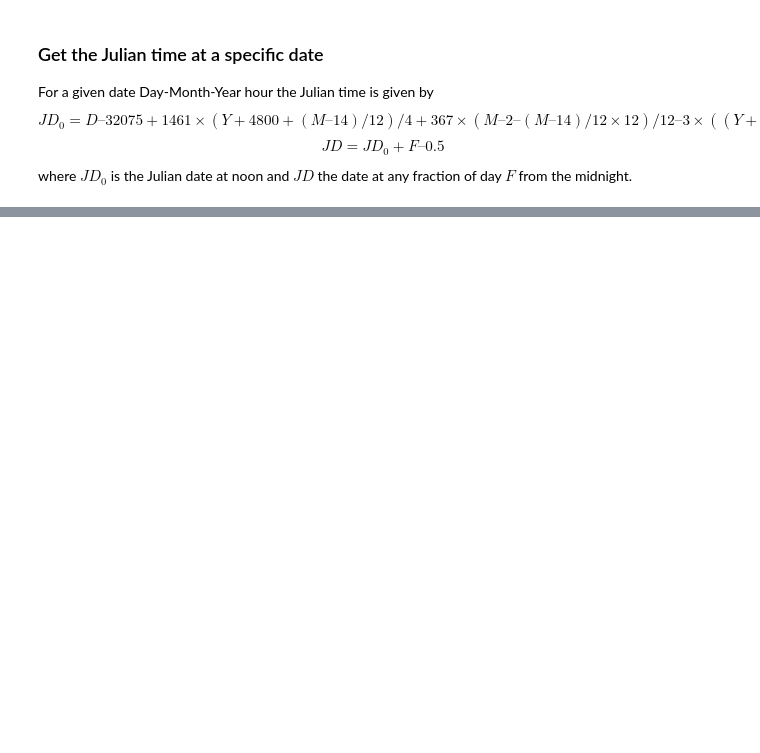
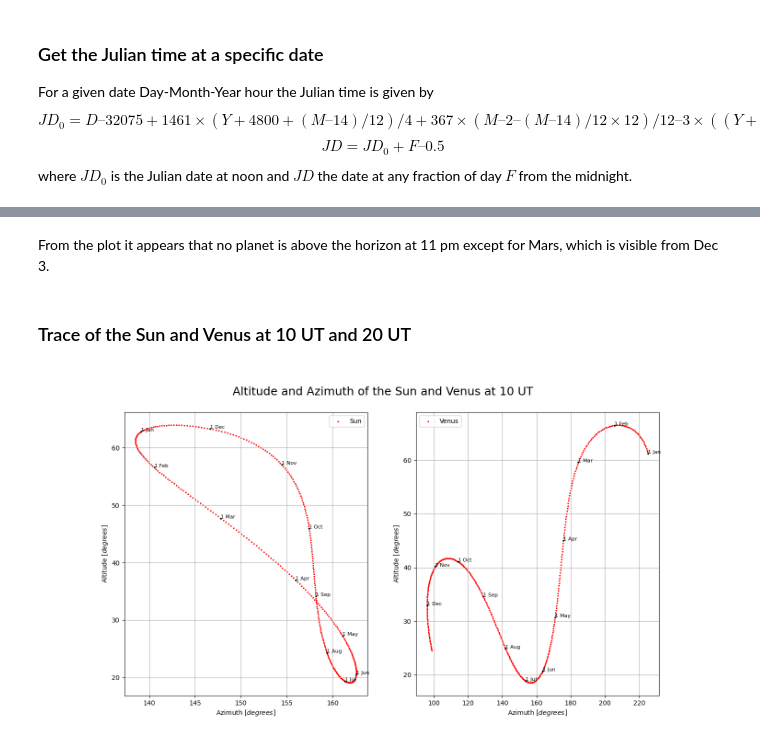
Before and after one commit to Giacomo-Menegatti/Celestial-Mechanics, a Jupyter notebook: Homework4/Homework4.ipynb, the cells around one changed output, grey strips where cells are left out. Saved outputs shown, nothing was run; the diff lists cells and outputs as text; code cells hidden in the pictures; blank space fills up the shorter version.

```diff
--- a/Homework4/Homework4.ipynb
+++ b/Homework4/Homework4.ipynb
@@ -104,0 +287,33 @@ def Lagrange_coord(planet_name, JD):
+# %% [markdown]
+From the plot it appears that no planet is above the horizon at 11 pm except for Mars, which is visible from Dec 3.
+# %% [markdown]
+### Trace of the Sun and Venus at 10 UT and 20 UT
+# %%
+plt.figure(figsize=(15, 8))
+plt.suptitle("Altitude and Azimuth of the Sun and Venus at 10 UT", fontsize=18, y=0.95)
+month_names = ['Jan', 'Feb', 'Mar', 'Apr', 'May', 'Jun', 'Jul', 'Aug', 'Sep', 'Oct', 'Nov', 'Dec']
+
+h=10
+for n, planet_name in enumerate(['Sun','Venus']):
+  # add a new subplot iteratively
+  ax = plt.subplot(1, 2, n + 1)
+
+  coords = np.array([Alt_Az(planet_name, JD(2024,1,d,h, TZ=0), GMST(2024,1,d,h, TZ=0), lat_PD, long_PD) for d in range(1,366)])
+  ax.scatter(coords[:,1], coords[:,0], color='r', s=2, label=f'{planet_name}')
+  #ax.axhline(0, color='navy', linestyle='dashed', label='Horizon')
+
+  #ax.axhspan(min(coords[:,0]), 0, color='navy', alpha=0.1)
+  #Plotting the position at the beginning of each month
+  for i, month in enumerate(month_names):
+    coords = Alt_Az(planet_name, JD(2024,i+1,1,h, TZ=0), GMST(2024,i+1,1,h, TZ=0), lat_PD, long_PD)
+    ax.scatter(coords[1], coords[0], color='k', s=3)
+    ax.text(coords[1], coords[0], f'1 {month}', fontsize=8)
+
+
+
+  ax.grid()
+  ax.set_xlabel('Azimuth $[degrees]$')
+  ax.set_ylabel('Altitude $[degrees]$')
+  ax.legend()
+# %% [output]
+[figure, added]
```
Also changed, not shown: parts of 23 cells of this notebook, 1 other file.
